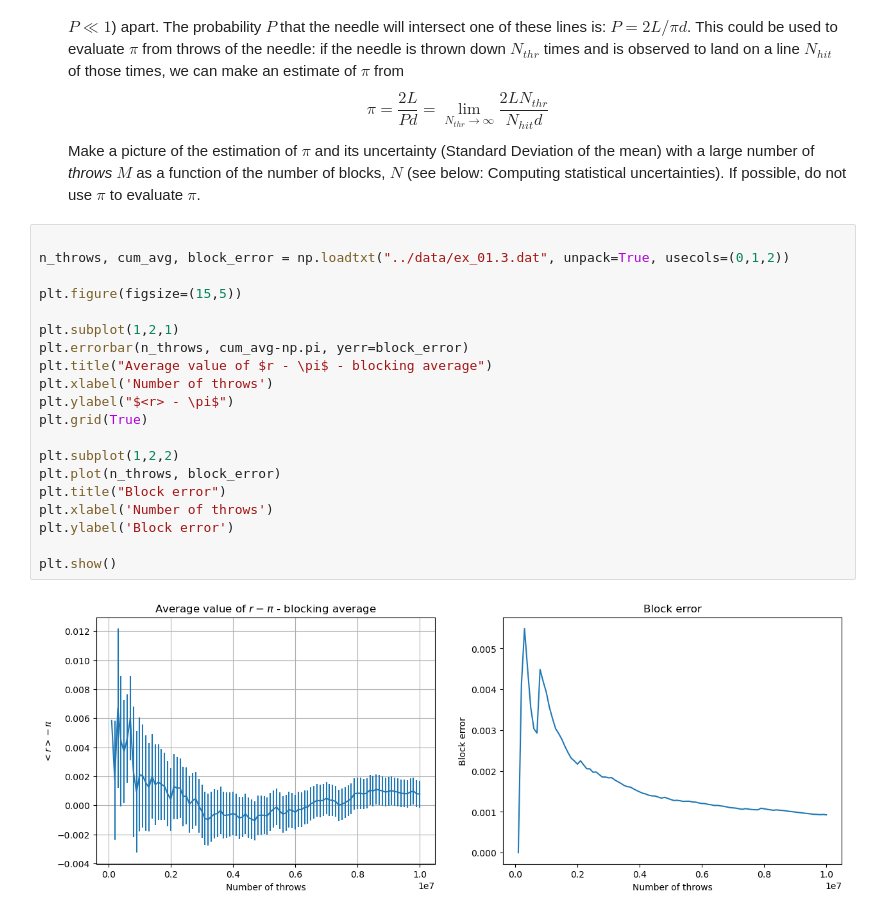
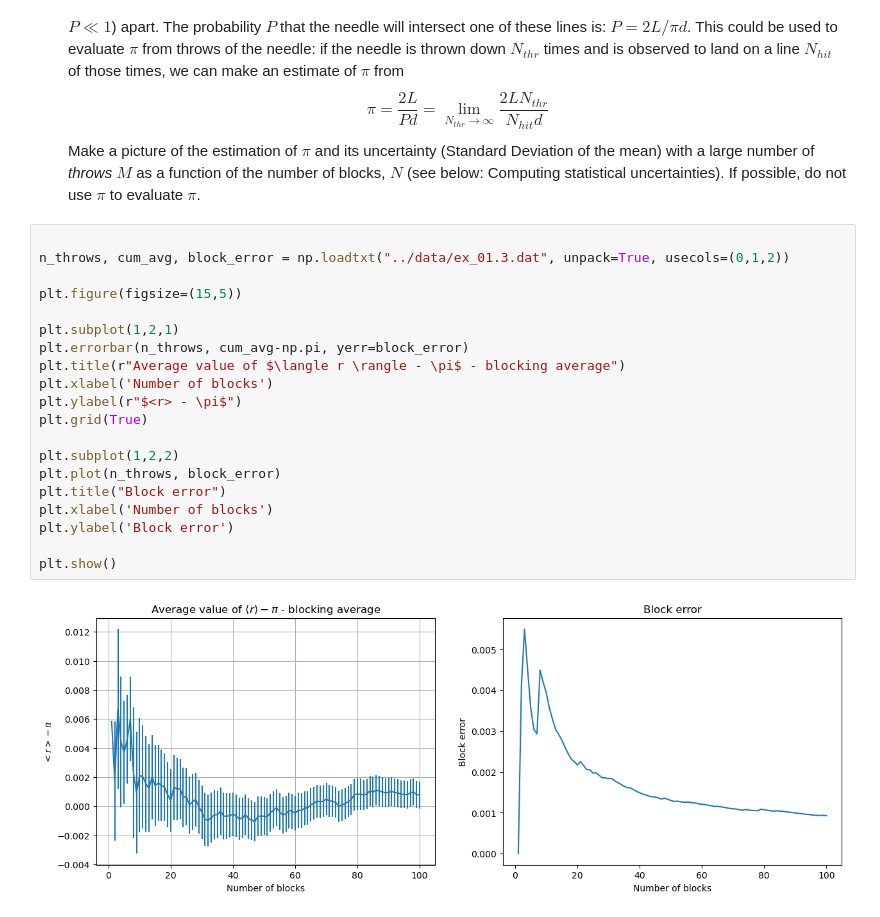
Before and after one commit to stevelonny/labsimnum, a Jupyter notebook: notebooks/exercise_01.ipynb, the cells around one changed output. Drawn from its saved outputs; the diff is of its cells as text.

```diff
--- a/notebooks/exercise_01.ipynb
+++ b/notebooks/exercise_01.ipynb
@@ -147,22 +148,22 @@ Make a picture of the estimation of $\pi$ and its uncertainty (Standard Deviatio
 # %%
 
 n_throws, cum_avg, block_error = np.loadtxt("../data/ex_01.3.dat", unpack=True, usecols=(0,1,2))
 
 plt.figure(figsize=(15,5))
 
 plt.subplot(1,2,1)
 plt.errorbar(n_throws, cum_avg-np.pi, yerr=block_error)
-plt.title("Average value of $r - \pi$ - blocking average")
-plt.xlabel('Number of throws')
-plt.ylabel("$<r> - \pi$")
+plt.title(r"Average value of $\langle r \rangle - \pi$ - blocking average")
+plt.xlabel('Number of blocks')
+plt.ylabel(r"$<r> - \pi$")
 plt.grid(True)
 
 plt.subplot(1,2,2)
 plt.plot(n_throws, block_error)
 plt.title("Block error")
-plt.xlabel('Number of throws')
+plt.xlabel('Number of blocks')
 plt.ylabel('Block error')
 
 plt.show()
 # %% [output]
-[figure, old version]
+[figure, new version]
```
Also changed, not shown: parts of 4 cells of this notebook, 14 other files.
